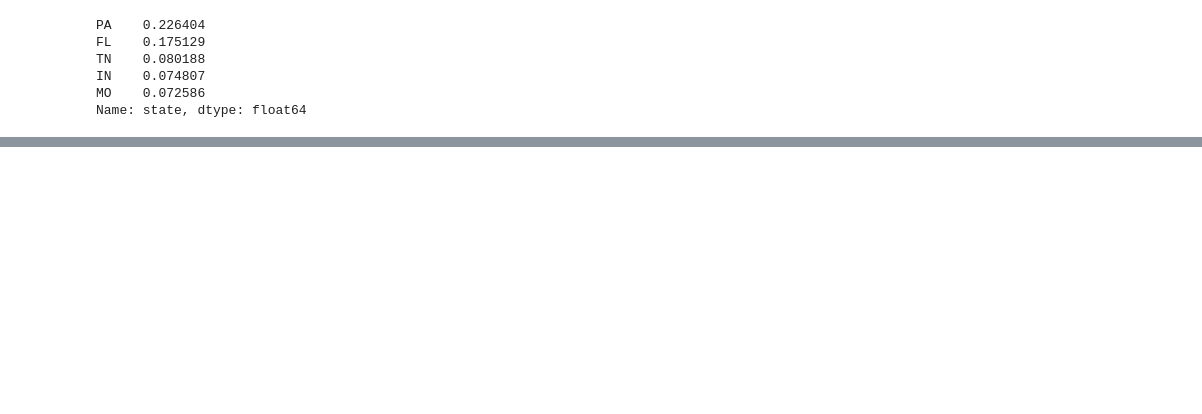
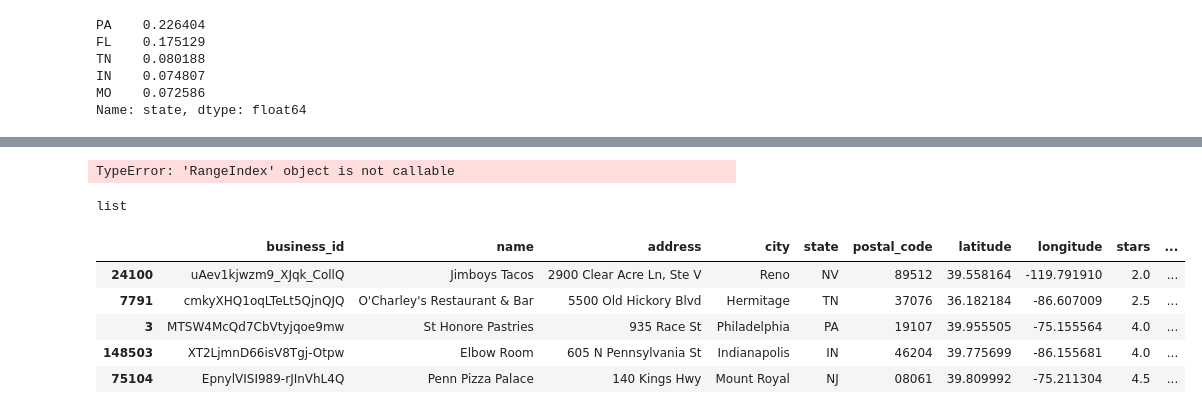
Before and after one commit to Dimasaur/scorecast, a Jupyter notebook: eda/quentin_business_eda.ipynb, the cells around one changed output, grey strips where cells are left out. Drawn from its saved outputs; the diff is of its cells as text; code cells hidden in the pictures; blank space fills up the shorter version.

```diff
--- a/eda/quentin_eda.ipynb
+++ b/eda/quentin_business_eda.ipynb
@@ -242,0 +260,3 @@ Shape
+# %%
+# Create restaurants subset
+restaurants = business[business['contains_restaurants'] == True].reset_index()
@@ -242,0 +285,21 @@ Shape
+# %%
+restaurants['food_type'] = restaurants['categories'].str.split(', ')
+restaurants['food_type3'] = list(restaurants['food_type'].str.replace('Restaurants, ',''))
+restaurants['food_type4'] = restaurants['food_type'].apply(len)
+
+restaurants['restaurants_index'] = restaurants['food_type'].index('Restaurants')
+# %% [output]
+TypeError: 'RangeIndex' object is not callable
+# %%
+restaurants.loc[0, 'food_type']
+# %% [output]
+list
+# %%
+restaurants.sample(5, random_state=10)
+# %% [output]
+|  | business_id | name | address | city | state | postal_code | latitude | longitude | stars | ... |
+| 24100 | uAev1kjwzm9_XJqk_CollQ | Jimboys Tacos | 2900 Clear Acre Ln, Ste V | Reno | NV | 89512 | 39.558164 | -119.791910 | 2.0 | ... |
+| 7791 | cmkyXHQ1oqLTeLt5QjnQJQ | O'Charley's Restaurant & Bar | 5500 Old Hickory Blvd | Hermitage | TN | 37076 | 36.182184 | -86.607009 | 2.5 | ... |
+| 3 | MTSW4McQd7CbVtyjqoe9mw | St Honore Pastries | 935 Race St | Philadelphia | PA | 19107 | 39.955505 | -75.155564 | 4.0 | ... |
+| 148503 | XT2LjmnD66isV8Tgj-Otpw | Elbow Room | 605 N Pennsylvania St | Indianapolis | IN | 46204 | 39.775699 | -86.155681 | 4.0 | ... |
+| 75104 | EpnylVISI989-rJInVhL4Q | Penn Pizza Palace | 140 Kings Hwy | Mount Royal | NJ | 08061 | 39.809992 | -75.211304 | 4.5 | ... |
```
Also changed, not shown: parts of 22 cells of this notebook, 2 other files.
